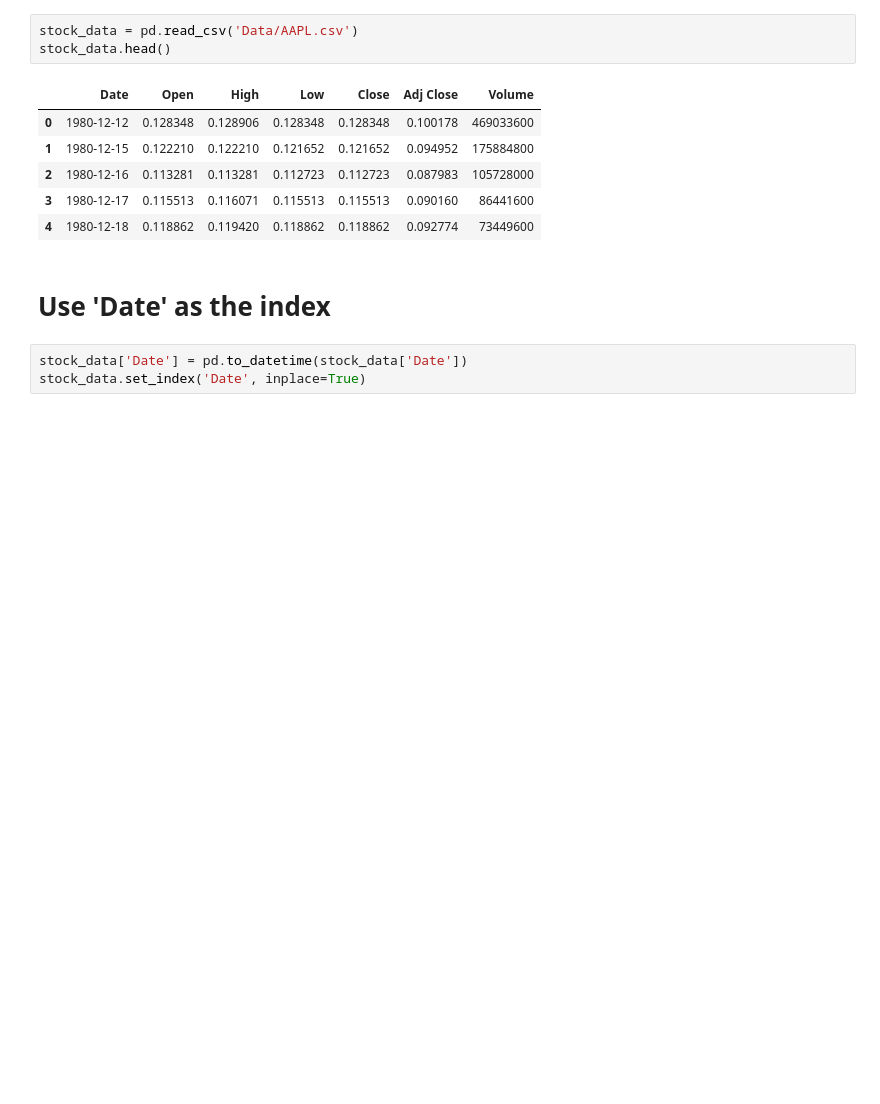
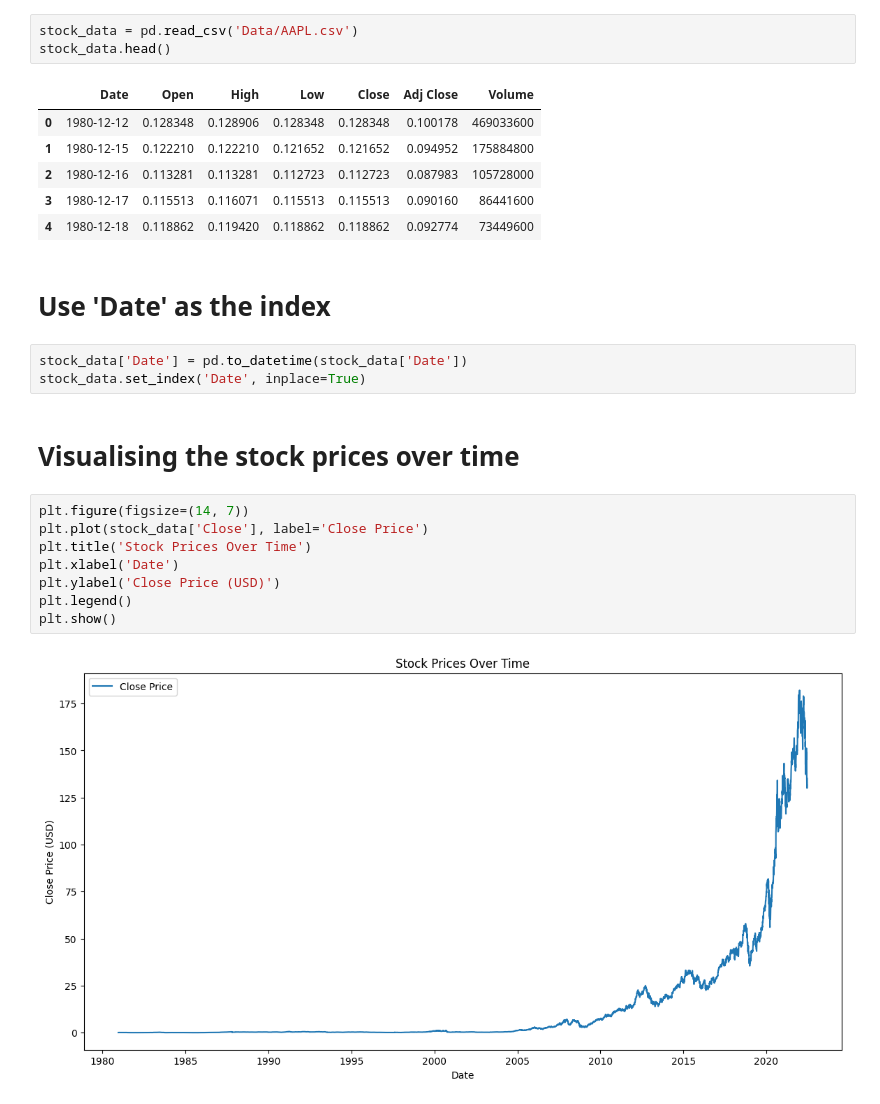
Before and after one commit to ReapredatoR/CodeAlpha_Stock_Prediction_Apple_Inc, a Jupyter notebook: main.ipynb, the cells around one changed output. Drawn from its saved outputs; the diff is of its cells as text; blank space fills up the shorter version.

Commit message:
stock prices over time

```diff
--- a/main.ipynb
+++ b/main.ipynb
@@ -26,3 +26,15 @@ stock_data.head()
 # %%
 stock_data['Date'] = pd.to_datetime(stock_data['Date'])
 stock_data.set_index('Date', inplace=True)
+# %% [markdown]
+# Visualising the stock prices over time
+# %%
+plt.figure(figsize=(14, 7))
+plt.plot(stock_data['Close'], label='Close Price')
+plt.title('Stock Prices Over Time')
+plt.xlabel('Date')
+plt.ylabel('Close Price (USD)')
+plt.legend()
+plt.show()
+# %% [output]
+[figure, added]
```
